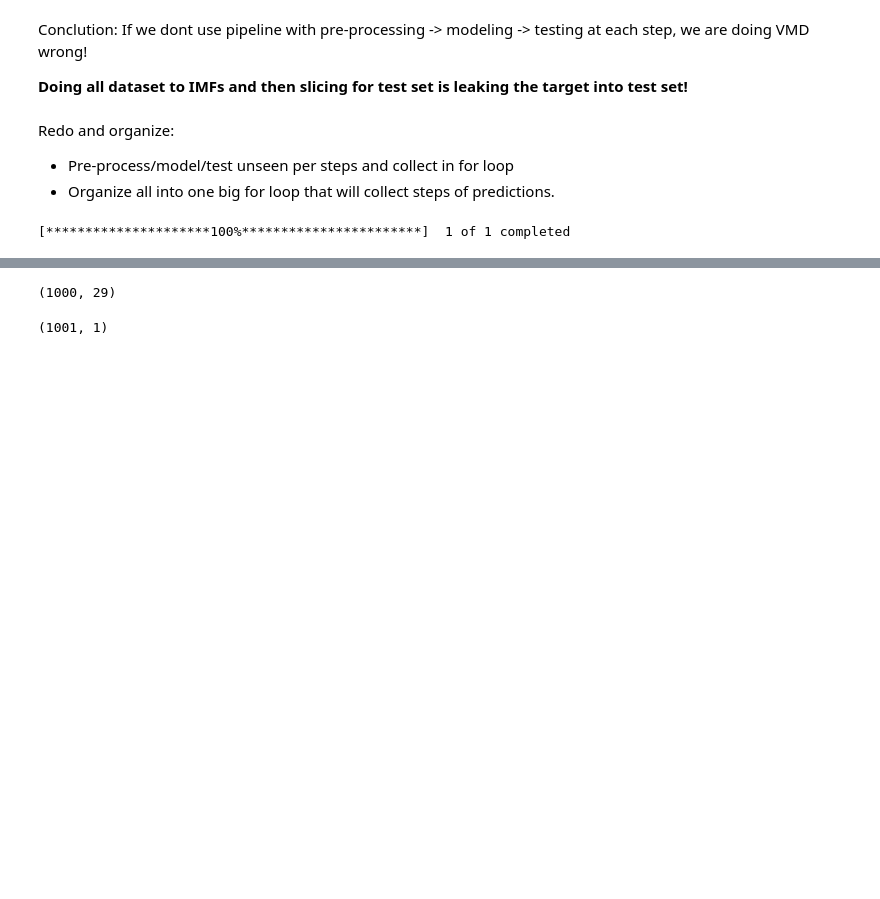
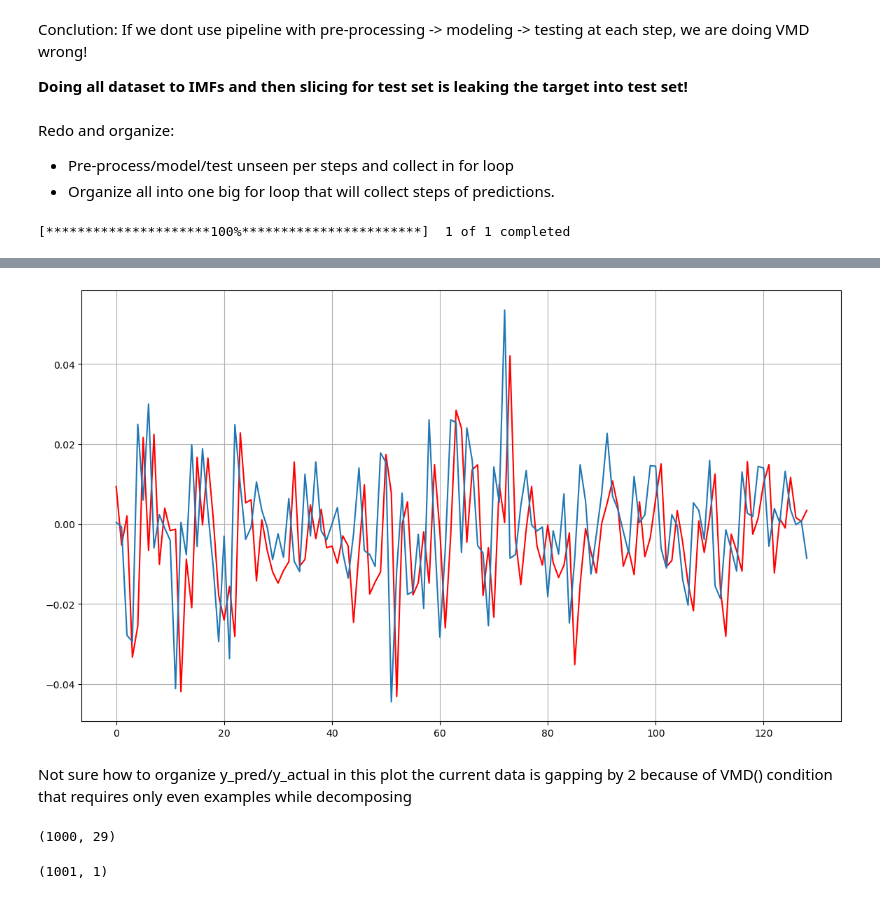
Before and after one commit to dminchev1/vmd-lstm, a Jupyter notebook: vmd_verify.ipynb, the cells around one changed output, grey strips where cells are left out. Saved outputs shown, nothing was run; the diff lists cells and outputs as text; code cells hidden in the pictures; blank space fills up the shorter version.

```diff
--- a/vmd_verify.ipynb
+++ b/vmd_verify.ipynb
@@ -227,3 +237,7 @@ Wall time: 4min 51s
 # %%
 collect_df = pd.DataFrame(collect)
 collect_df.to_csv("simulator_collect.csv")  # currently every second day in order to meet VMD criteria of even decomposition
+# %%
+# Load collected
+simulator_result = pd.read_csv("simulator_collect.csv")
+simulator_result.y_index += 1  # this is double checked and it is correct!
@@ -229,0 +262,4 @@ collect_df.to_csv("simulator_collect.csv")  # currently every second day in orde
+# %%
+y_actual = pd.DataFrame(y_total)[1000:].reset_index()
+y_actual.columns = ['y_index', 'y_actual']
+y_actual
@@ -230,3 +297,13 @@ collect_df.to_csv("simulator_collect.csv")  # currently every second day in orde
+# %%
+concat = simulator_result.merge(y_actual, on='y_index')
+plt.figure(figsize=(14, 8))
+plt.plot(concat.y_pred_sim, c='r')
+plt.plot(concat.y_actual)
+plt.grid()
+# %% [output]
+[figure, added]
+# %% [markdown]
+Not sure how to organize y_pred/y_actual in this plot the current data is gapping by 2 because of VMD() condition that requires only even examples while decomposing
 # %%
 # Problem (decomposing odd amount of rows leads to one less row in modes dataset)
 y_total = y_total[:1001]
```
Also changed, not shown: parts of 7 cells of this notebook, 3 other files.
